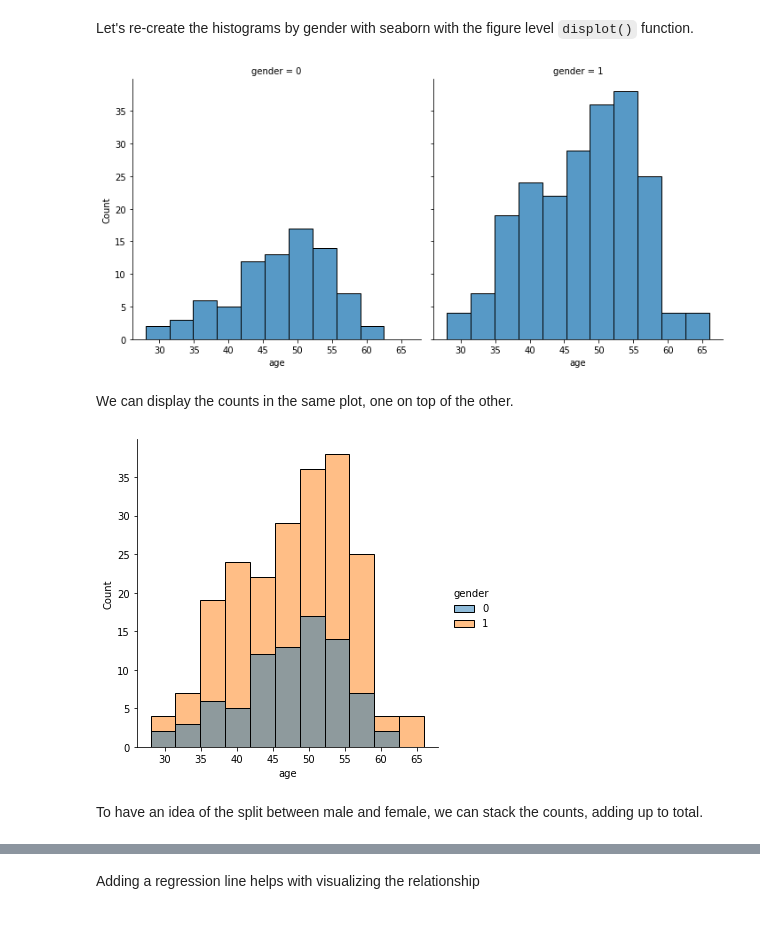
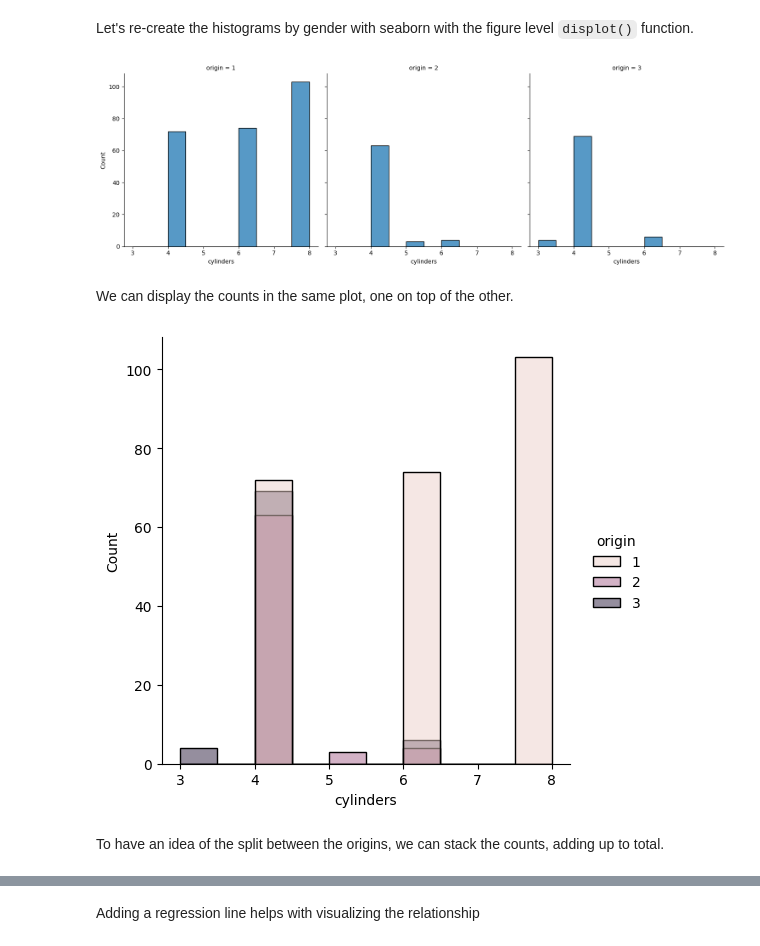
Before and after one commit to ENSF611/lab0-data-and-visualization-review-itadityaa, a Jupyter notebook: lab0-visualization.ipynb, the cells around one changed output, grey strips where cells are left out. Drawn from its saved outputs; the diff is of its cells as text; code cells hidden in the pictures.

```diff
--- a/lab0-visualization.ipynb
+++ b/lab0-visualization.ipynb
@@ -190,16 +190,16 @@ import seaborn as sns
 Let's re-create the histograms by gender with seaborn with the figure level `displot()` function.
 # %%
 # Use gender to split age into columns
-sns.displot(x='age', col='gender', data=data);
+sns.displot(x='cylinders', col='origin', data=data);
 # %% [output]
-[figure, old version]
+[figure, new version]
 # %% [markdown]
 We can display the counts in the same plot, one on top of the other.
 # %%
-# Use gender to color (hue) in the same plot
-sns.displot(x='age', hue='gender', data=data);
+# Use origin to color (hue) in the same plot
+sns.displot(x='cylinders', hue='origin', data=data);
 # %% [output]
-[figure, old version]
+[figure, new version]
 # %% [markdown]
-To have an idea of the split between male and female, we can stack the counts, adding up to total.
+To have an idea of the split between the origins, we can stack the counts, adding up to total.
 # %%
```
Also changed, not shown: parts of 14 cells of this notebook.
